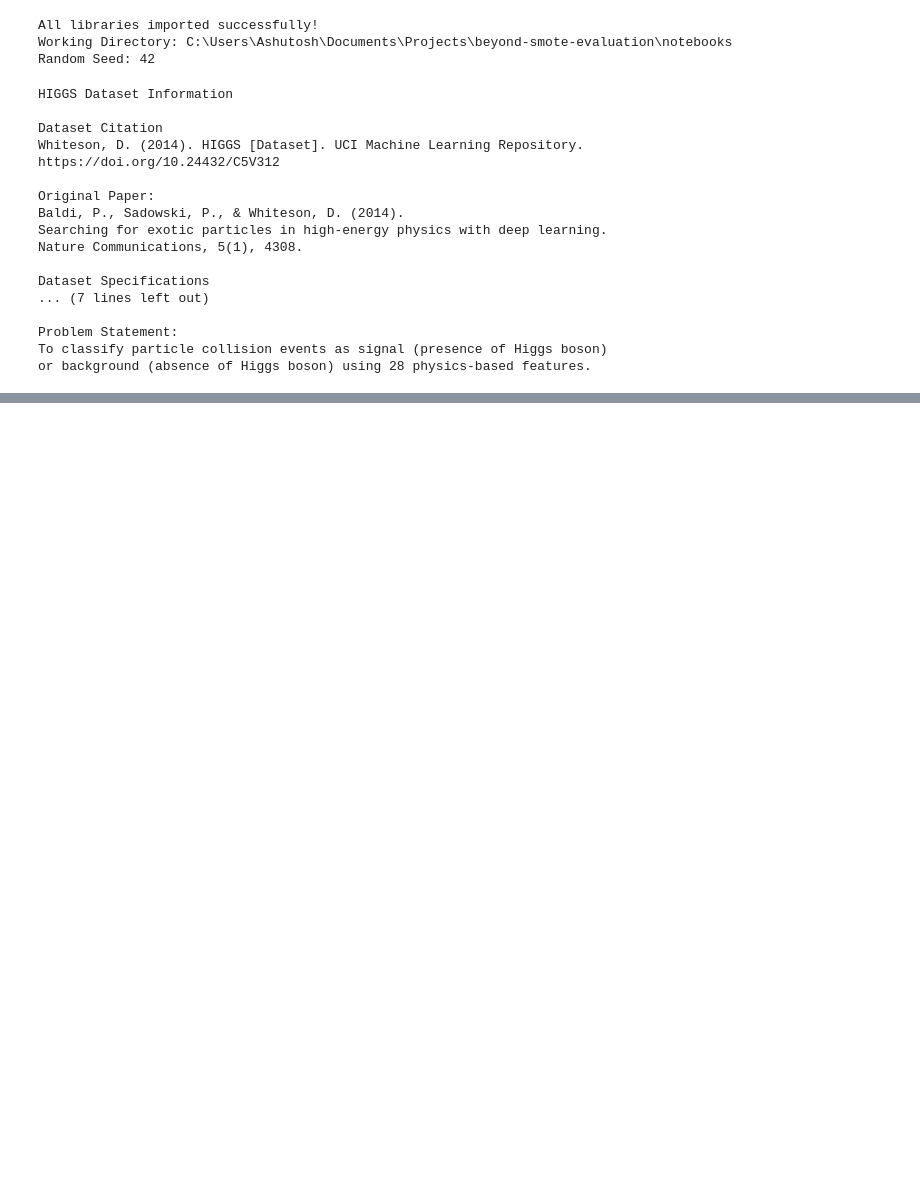
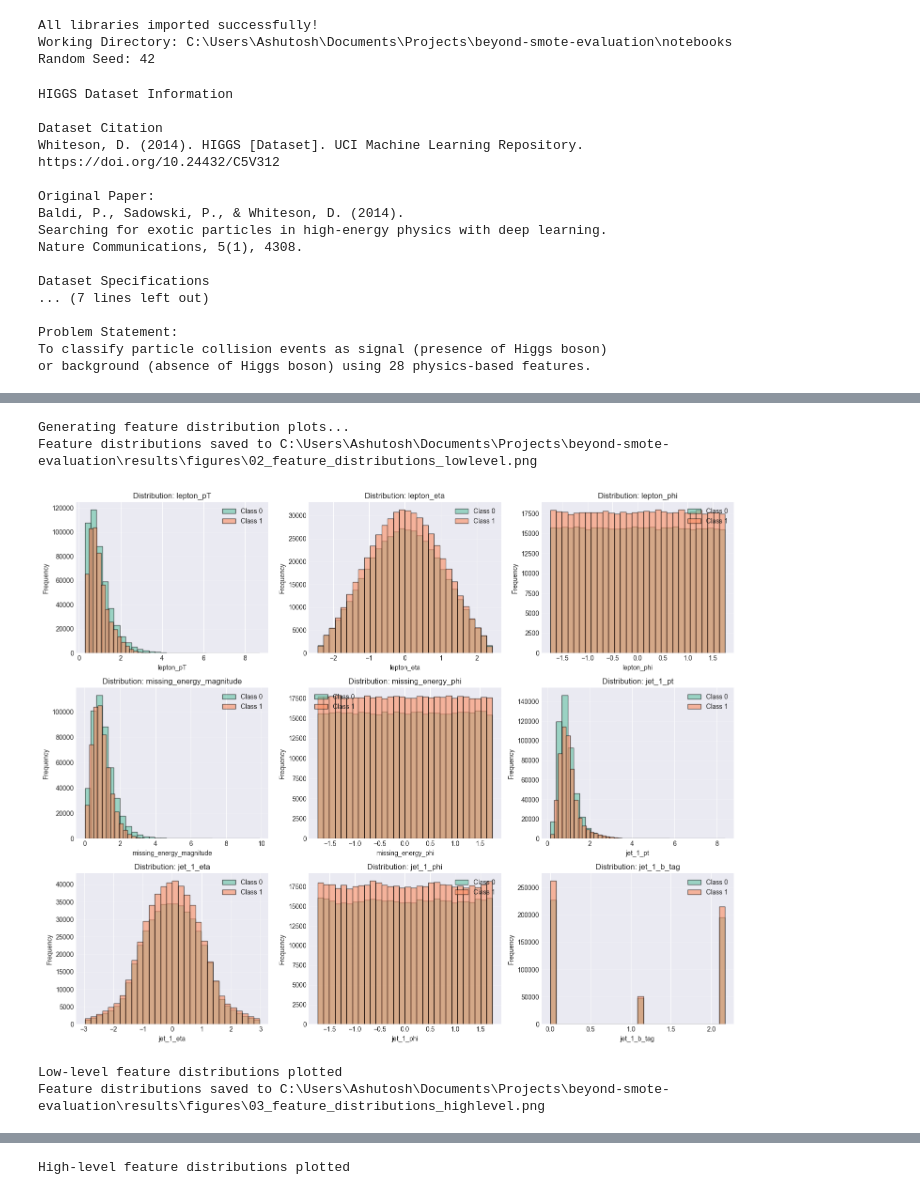
Before and after one commit to ashu-tagore/beyond_smote_evaluation, a Jupyter notebook: notebooks/01_EDA.ipynb, the cells around one changed output, grey strips where cells are left out. Drawn from its saved outputs; the diff is of its cells as text; code cells hidden in the pictures; blank space fills up the shorter version.

```diff
--- a/notebooks/01_EDA.ipynb
+++ b/notebooks/01_EDA.ipynb
@@ -77,0 +268,38 @@ or background (absence of Higgs boson) using 28 physics-based features.
+# %%
+# Cell 8: Feature Distributions by Class
+# Comparing feature distributions between signal and background
+# Histograms showing overlapping distributions for each class
+
+print("Generating feature distribution plots...")
+
+# Combining features and target for plotting
+data_with_target = X.copy()
+data_with_target[TARGET_COL] = y
+
+# Plotting distributions for first 9 features (low-level physics features)
+plot_feature_distributions(
+    data=data_with_target,
+    features=ALL_FEATURES[:9],  # First 9 features
+    target_col=TARGET_COL,
+    save_path=FIGURE_OUTPUT / '02_feature_distributions_lowlevel.png',
+    max_features=9
+)
+
+print("Low-level feature distributions plotted")
+
+# Plotting distributions for high-level derived features
+plot_feature_distributions(
+    data=data_with_target,
+    features=ALL_FEATURES[-7:],  # Last 7 high-level features
+    target_col=TARGET_COL,
+    save_path=FIGURE_OUTPUT / '03_feature_distributions_highlevel.png',
+    max_features=7
+)
+
+print("High-level feature distributions plotted")
+# %% [output]
+Generating feature distribution plots...
+Feature distributions saved to C:\Users\Ashutosh\Documents\Projects\beyond-smote-evaluation\results\figures\02_feature_distributions_lowlevel.png
+[figure, added]
+Low-level feature distributions plotted
+Feature distributions saved to C:\Users\Ashutosh\Documents\Projects\beyond-smote-evaluation\results\figures\03_feature_distributions_highlevel.png
@@ -77,0 +307 @@ or background (absence of Higgs boson) using 28 physics-based features.
+High-level feature distributions plotted
```
Also changed, not shown: parts of 15 cells of this notebook.
